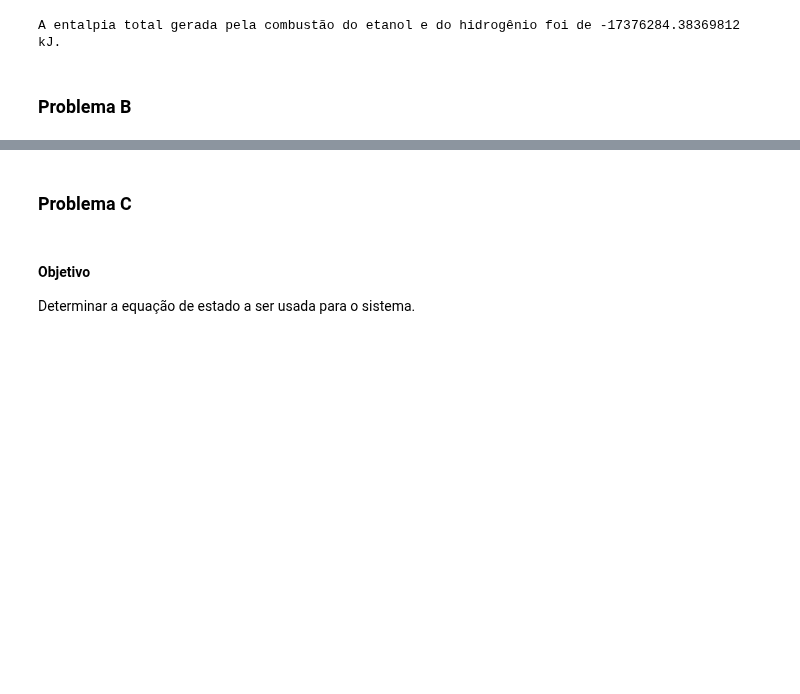
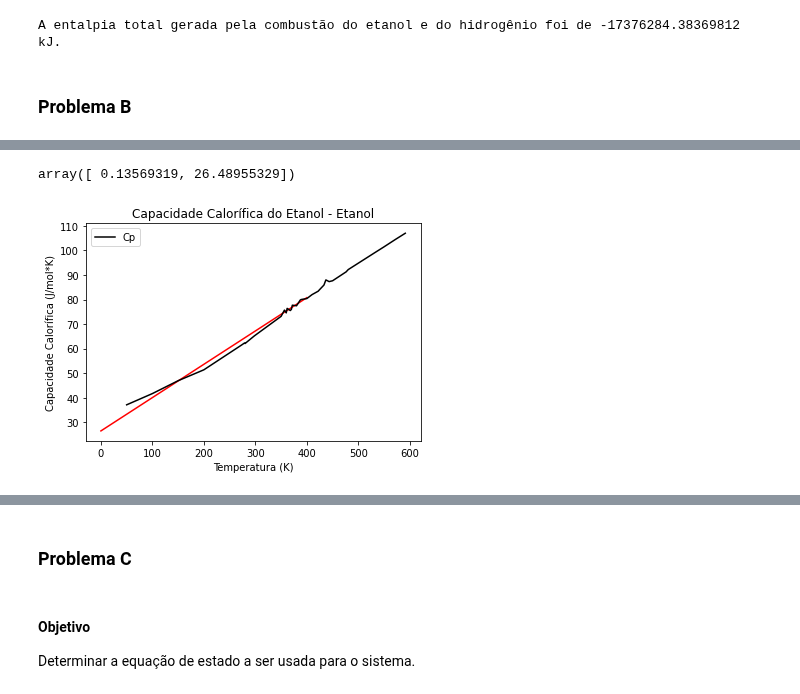
Before and after one commit to benetao/Termodinamica_Avancada, a Jupyter notebook: Desafio 3/Desafio_3_Termodinamica.ipynb, the cells around one changed output, grey strips where cells are left out. Cells and saved outputs as stored; diff of their text form; code cells hidden in the pictures; blank space fills up the shorter version.

```diff
--- a/Desafio 3/Desafio_3_Termodinamica.ipynb
+++ b/Desafio 3/Desafio_3_Termodinamica.ipynb
@@ -230,0 +238,8 @@ $ S(T)= \int_{0}^{T_{fus}}\frac{C^{S}_P(T)}{T}dT + \frac{\Delta_{fus}H}{T_{fus}}
+# %%
+segunda_coluna = [1]*len(df_C_et)
+# %%
+Xt = np.array([df_C_et['Temperatura'], segunda_coluna])
+yt = np.array(df_C_et['Cp'])
+# %%
+X = np.transpose(Xt)
+y = np.transpose(yt)
@@ -230,0 +267,26 @@ $ S(T)= \int_{0}^{T_{fus}}\frac{C^{S}_P(T)}{T}dT + \frac{\Delta_{fus}H}{T_{fus}}
+# %%
+XtX = Xt @ X
+invXtX = np.linalg.inv(XtX)
+invXtXXt = invXtX @ Xt
+b = invXtXXt @ y
+# %%
+b
+# %% [output]
+array([ 0.13569319, 26.48955329])
+# %%
+######################## Plotando os dados de capacidade calorífica do etanol ########################
+
+fig = plt.figure()
+ax1 = fig.add_subplot(111)
+
+x = np.linspace(0, 400, 100)
+y = b[0]*x + b[1]
+
+plt.plot(x, y, c = 'red', label = 'Regressão Linear')
+df_C_et.plot('Temperatura', 'Cp', ax=ax1, kind = 'line', color = 'black') # Plotando
+plt.title('Capacidade Calorífica do Etanol - Etanol') # Definindo título do gráfico
+plt.xlabel('Temperatura (K)') # Definindo legendas dos eixos
+plt.ylabel('Capacidade Calorífica (J/mol*K)')
+plt.show()
+# %% [output]
+[figure, added]
```
Also changed, not shown: parts of 6 cells of this notebook.
